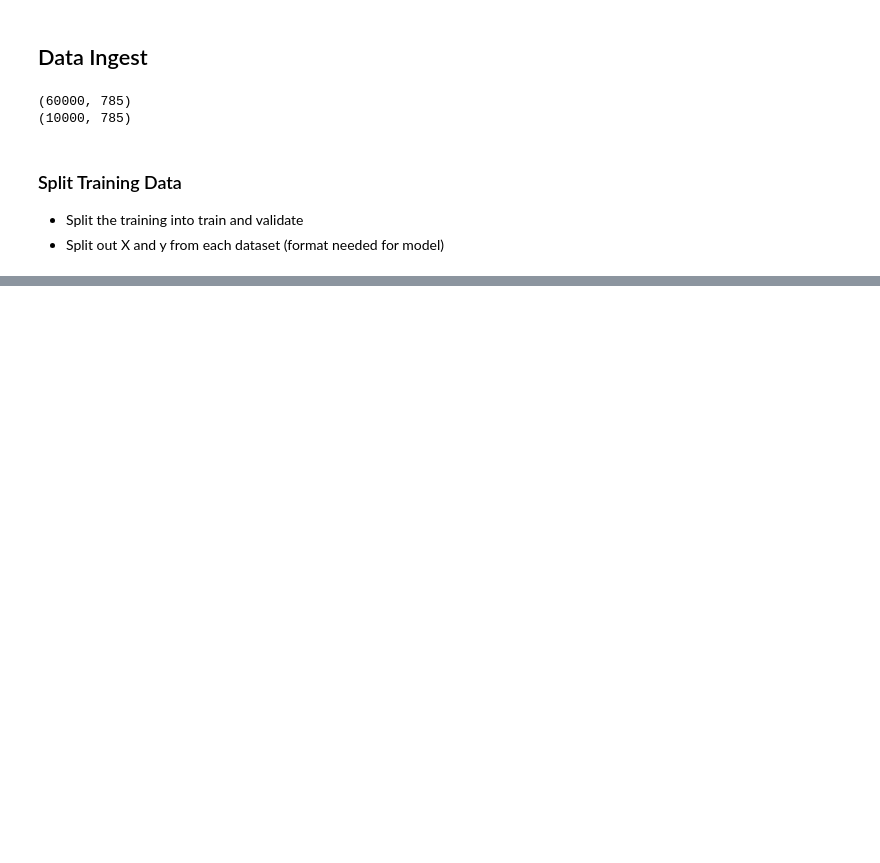
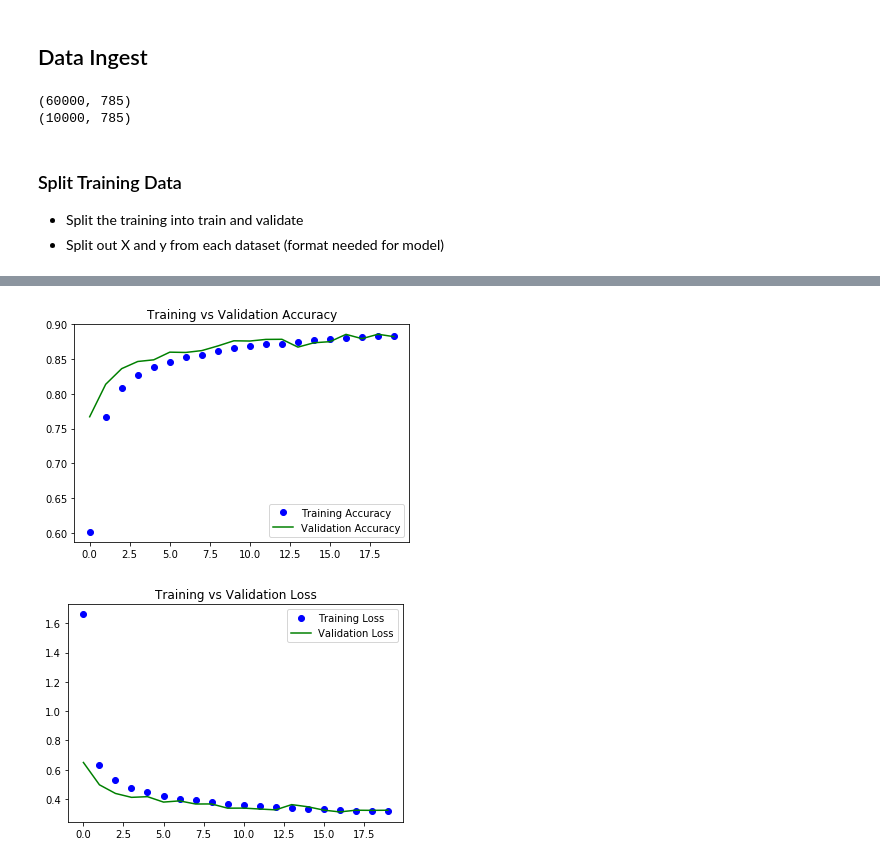
Before and after one commit to Jason-Adam/msds-462, a Jupyter notebook: fashion_mnist.ipynb, the cells around one changed output, grey strips where cells are left out. Saved outputs shown, nothing was run; the diff lists cells and outputs as text; code cells hidden in the pictures; blank space fills up the shorter version.

```diff
--- a/fashion_mnist.ipynb
+++ b/fashion_mnist.ipynb
@@ -48,0 +288,9 @@ print(test_df.shape)
+# %%
+# Fit model
+m2_history = model_2.fit(
+    x=X_train,
+    y=y_train,
+    batch_size=BATCH_SIZE,
+    epochs=EPOCHS,
+    validation_data=(X_val, y_val)
+)
@@ -48,0 +319,5 @@ print(test_df.shape)
+# %%
+plot_accuracy(m2_history)
+# %% [output]
+[figure, added]
+[figure, added]
```
Also changed, not shown: parts of 25 cells of this notebook.
